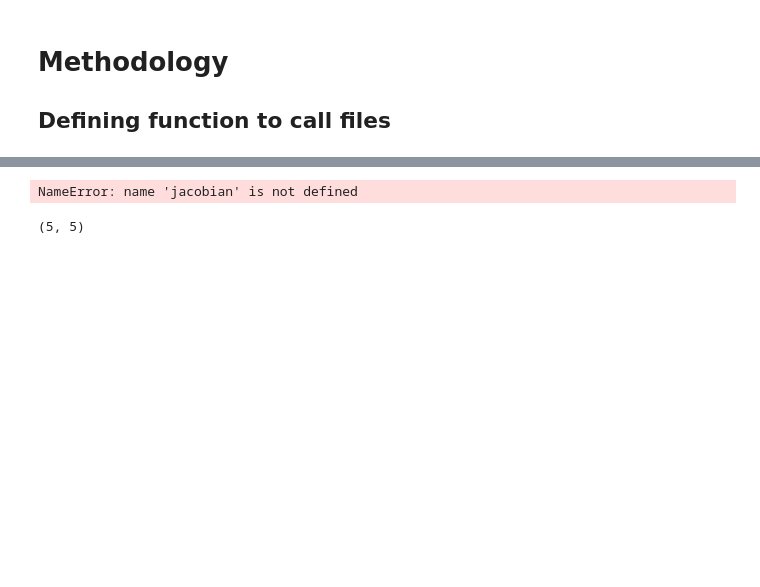
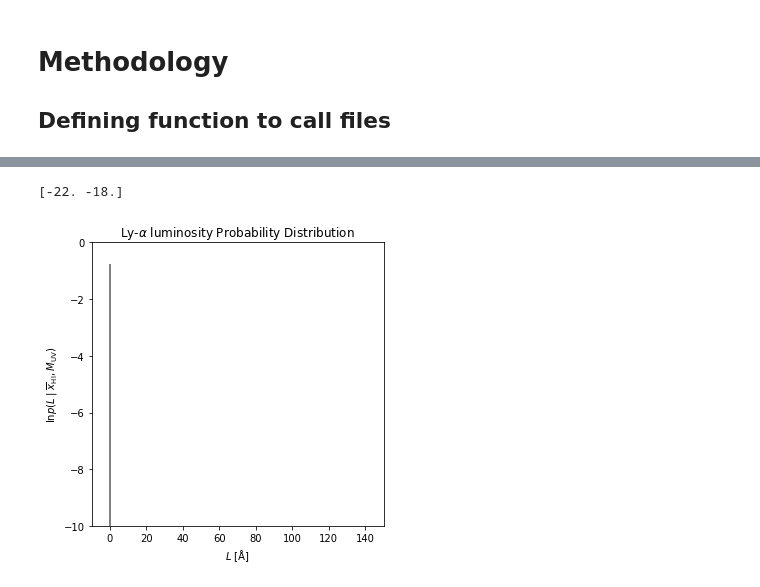
Before and after one commit to amora250/SAO-REU2020, a Jupyter notebook: CODE FOR GRAPHS/Flux Density.ipynb, the cells around one changed output, grey strips where cells are left out. Cells and saved outputs as stored; diff of their text form; code cells hidden in the pictures; blank space fills up the shorter version.

```diff
--- a/CODE FOR GRAPHS/Flux Density.ipynb
+++ b/CODE FOR GRAPHS/Flux Density.ipynb
@@ -144,23 +167,0 @@ plt.plot(Muv_EW,new_ndens,'o') #EW Values along UV LF plot (61 Muv vals)
-# %%
-#print(jacobian) #this is a 1D array
-#For loop, regarding xHI and Muv in EW
-xHI_array = np.array([0.01])
-
-for xx,xHI in enumerate (xHI_tab): #for each index and corresponding xHI value in list of xHI, call specific data file
-    if xHI in xHI_array:
-        pW_tab = load_uvf_pandas(pW_files[xx])
-        for mm, Muv in enumerate(Muv_EW):
-            jacobian_new = pd.DataFrame(jacobian) ##Transpose this dataframe
-            EW_vals = pd.DataFrame([pW_tab[f'{Muv}']])
-#             pLya = jacobian_new * EW_vals
-#             print(EW_vals.ndim)
-
-# print(EW_vals.shape)
-# %% [output]
-NameError: name 'jacobian' is not defined
-# %%
-rows, cols = (5, 5)
-arr = np.array([[0]*cols]*rows)
-print(arr.shape)
-# %% [output]
-(5, 5)
@@ -166,0 +173,51 @@ print(arr.shape)
+# %%
+Muv_18 = Muv_EW[10]
+Muv_22 = Muv_EW[50]
+Muv_test = np.array([Muv_18,Muv_22])
+print(Muv_test)
+# %% [output]
+[-22. -18.]
+# %%
+# Plot test with Lum_Lya and Certain Muv - similar to EW plot
+plt.figure(figsize=(5,5))
+xHI_array = np.array([0.01])
+Muv_array = np.array([-18.0,-22.0])
+#For loop, regarding xHI and Muv
+
+
+for xx,xHI in enumerate (xHI_tab): #for each index and corresponding xHI value in list of xHI, call specific data file
+    if xHI in xHI_array:
+        pW_tab = load_uvf_pandas(pW_files[xx]) #when all files are called, if the value run is within the array, then call that data file
+        if xHI==0.01:
+            my_color = 'gray'
+        else:
+            my_color = 'purple'
+        #Within if statement, this is for identifying xHI legend (values and corresponding colors)
+        for mm,Muv in enumerate (Muv_test):
+            if mm == 0: #first item in Muv_array, i.e. -18.0 (will show xHI values and corresponding colors as solid)
+                label = r'$\overline{x}_\mathrm{HI} = %.2f$' % xHI
+                ls = 'solid'
+            else: #second item in Muv_array, i.e. -22.0 (will not show on xHI legend)
+                label = None
+                ls = 'dashed'
+#             plt.plot(pW_tab['W'], pW_tab[f'{Muv}'], ls=ls, color=my_color, lw=2, label=label)
+            plt.plot(lum_lya, pW_tab[f'{Muv}'], ls=ls, color=my_color, lw=1, label=label)
+
+
+# leg_xHI = plt.legend(frameon=False, handletextpad=0.5)
+# plt.gca().add_artist(leg_xHI)
+
+#This is the legend for Muv values, -18.0 is solid, -22.0 is dashed
+# line1 = mlines.Line2D([], [], color='k', label=r'$M_\mathrm{UV} = %.1f$' % Muv_array[0])
+# line2 = mlines.Line2D([], [], color='k', ls='dashed', label=r'$M_\mathrm{UV} = %.1f$' % Muv_array[1])
+# plt.legend(handles=[line1, line2], loc='lower left', frameon=False, handletextpad=0.5, handlelength=1.5)
+
+plt.xlim(-10.,150.)
+plt.ylim(-10.,0.)
+
+plt.xlabel('$L$ [$\mathrm{\AA}$]')
+plt.ylabel(r'$\ln{ p(L \;|\; \overline{x}_\mathrm{HI}, M_\mathrm{UV})}$')
+plt.title(r'Ly-$\alpha$ luminosity Probability Distribution')
+plt.tight_layout()
+# %% [output]
+[figure, added]
```
Also changed, not shown: parts of 8 cells of this notebook.
